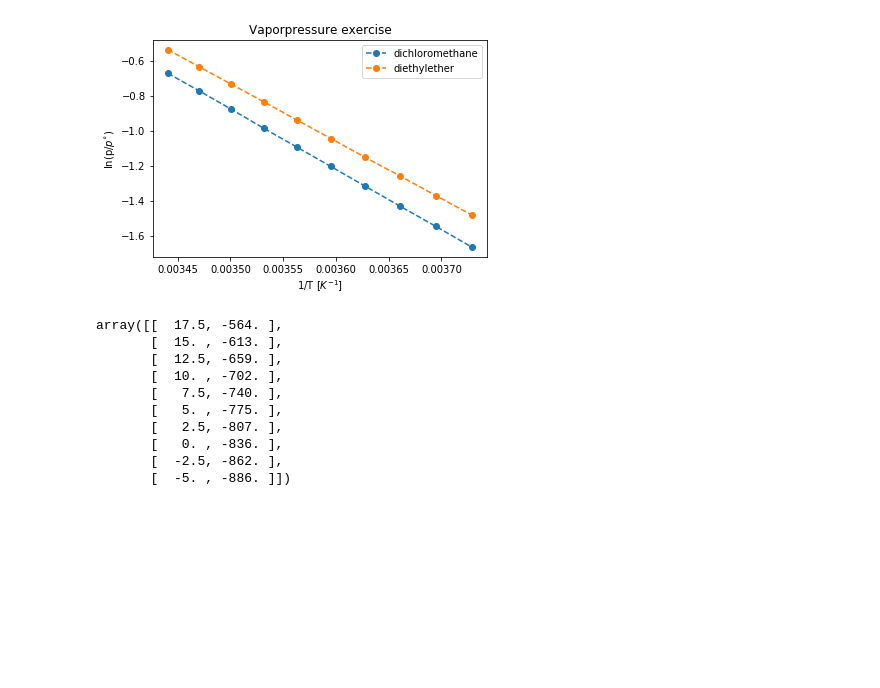
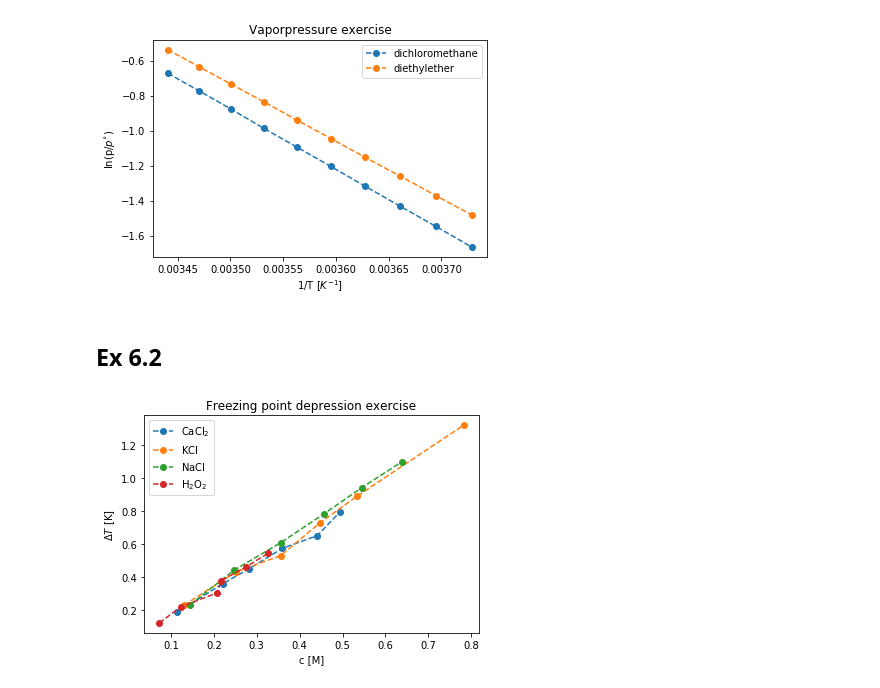
Before and after one commit to Melisius/Scientific-Python-for-Chemists-SDU, a Jupyter notebook: notebooks/Solutions_6.ipynb, the cells around one changed output. Saved outputs shown, nothing was run; the diff lists cells and outputs as text; code cells hidden in the pictures; blank space fills up the shorter version.

```diff
--- a/notebooks/Solutions_6.ipynb
+++ b/notebooks/Solutions_6.ipynb
@@ -22,16 +22,41 @@ plt.ylabel("ln(p/$p^{\circ}$)")
 plt.show()
 # %% [output]
 [figure]
-# %%
-data1
-# %% [output]
-array([[  17.5, -564. ],
-       [  15. , -613. ],
-       [  12.5, -659. ],
-       [  10. , -702. ],
-       [   7.5, -740. ],
-       [   5. , -775. ],
-       [   2.5, -807. ],
-       [   0. , -836. ],
-       [  -2.5, -862. ],
-       [  -5. , -886. ]])
+# %% [markdown]
+## Ex 6.2
+# %%
+import numpy as np
+import matplotlib.pyplot as plt
+
+data1 = np.genfromtxt("data/CaCl2_freezing_point_depression.csv",skip_header=1,delimiter=",")
+data2 = np.genfromtxt("data/KCl_freezing_point_depression.csv",skip_header=1,delimiter=",")
+data3 = np.genfromtxt("data/NaCl_freezing_point_depression.csv",skip_header=1,delimiter=",")
+data4 = np.genfromtxt("data/H2O2_freezing_point_depression.csv",skip_header=1,delimiter=",")
+
+def calculate_concentration(Vsolution, ctit, Vtit, factor):
+    return factor*Vtit*ctit/Vsolution
+
+data1_T = data1[:,0]
+# /1000 to make the units match
+data1_c = calculate_concentration(data1[:,1]/1000, 0.1004, data1[:,2]/1000, 3/2)
+
+data2_T = data2[:,0]
+data2_c = calculate_concentration(data2[:,1]/1000, 0.1004, data2[:,2]/1000, 2)
+
+data3_T = data3[:,0]
+data3_c = calculate_concentration(data3[:,1]/1000, 0.1004, data3[:,2]/1000, 2)
+
+data4_T = data4[:,0]
+data4_c = calculate_concentration(data4[:,1]/1000, 0.02056, data4[:,2]/1000, 2.5)
+
+plt.plot(data1_c, data1_T, linestyle='--', marker='o', label='$\mathrm{CaCl_2}$')
+plt.plot(data2_c, data2_T, linestyle='--', marker='o', label='$\mathrm{KCl}$')
+plt.plot(data3_c, data3_T, linestyle='--', marker='o', label='$\mathrm{NaCl}$')
+plt.plot(data4_c, data4_T, linestyle='--', marker='o', label='$\mathrm{H_2O_2}$')
+plt.legend()
+plt.title("Freezing point depression exercise")
+plt.xlabel("c [M]")
+plt.ylabel("$\Delta T$ [K]")
+plt.show()
+# %% [output]
+[figure, added]
```
Also changed, not shown: parts of 3 cells of this notebook, 2 other files.
